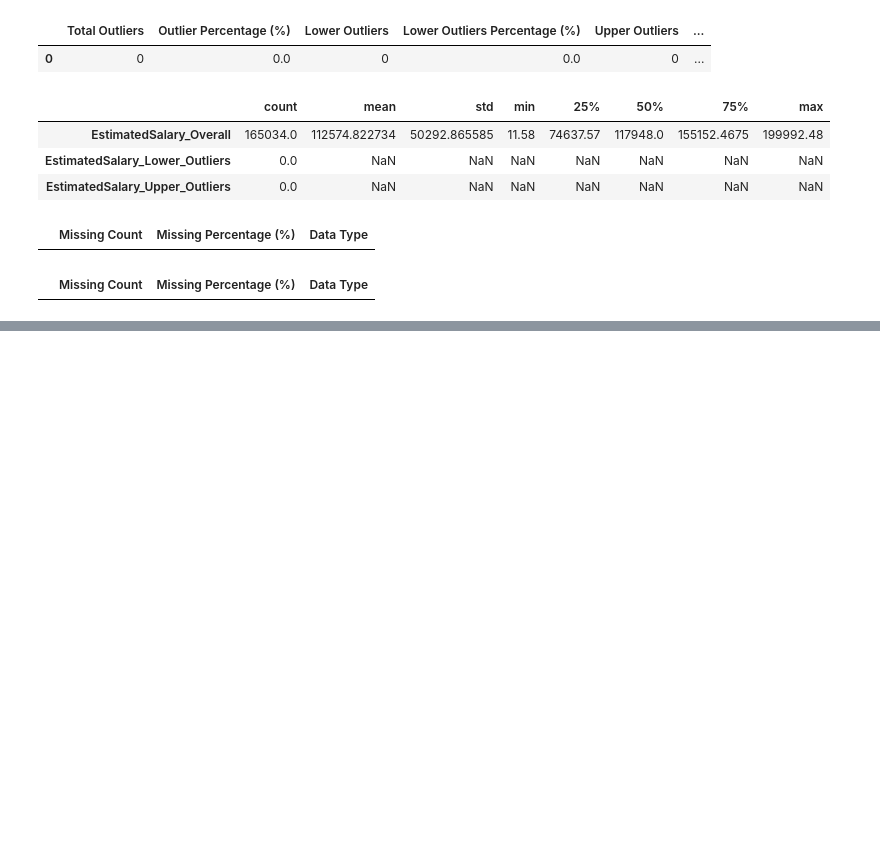
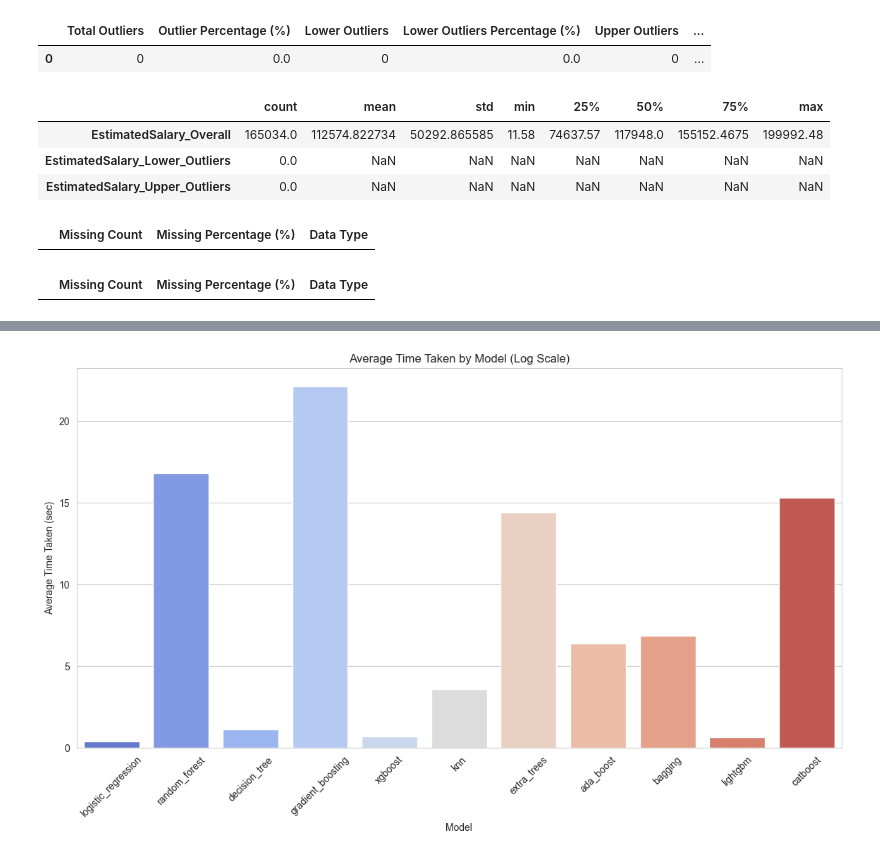
Before and after one commit to surajwate/S4E1-Binary-Classification-with-a-Bank-Churn, a Jupyter notebook: notebooks/eda.ipynb, the cells around one changed output, grey strips where cells are left out. Saved outputs shown, nothing was run; the diff lists cells and outputs as text; code cells hidden in the pictures; blank space fills up the shorter version.

```diff
--- a/notebooks/eda.ipynb
+++ b/notebooks/eda.ipynb
@@ -157,0 +252,12 @@ analyze.missing_values(df=train, visualize=True)
+# %%
+# Bar plot of Average Time Taken with a log scale
+plt.figure(figsize=(14, 7))
+sns.barplot(x='Model', y='Average Time Taken (sec)', data=df, palette='coolwarm', hue='Model', legend=False)
+# plt.yscale('log')  # Apply log scale to exaggerate differences in time taken
+plt.xticks(rotation=45)
+plt.title('Average Time Taken by Model (Log Scale)')
+plt.xlabel('Model')
+plt.ylabel('Average Time Taken (sec)')
+plt.show()
+# %% [output]
+[figure, added]
```
Also changed, not shown: parts of 5 cells of this notebook, 9 other files.
